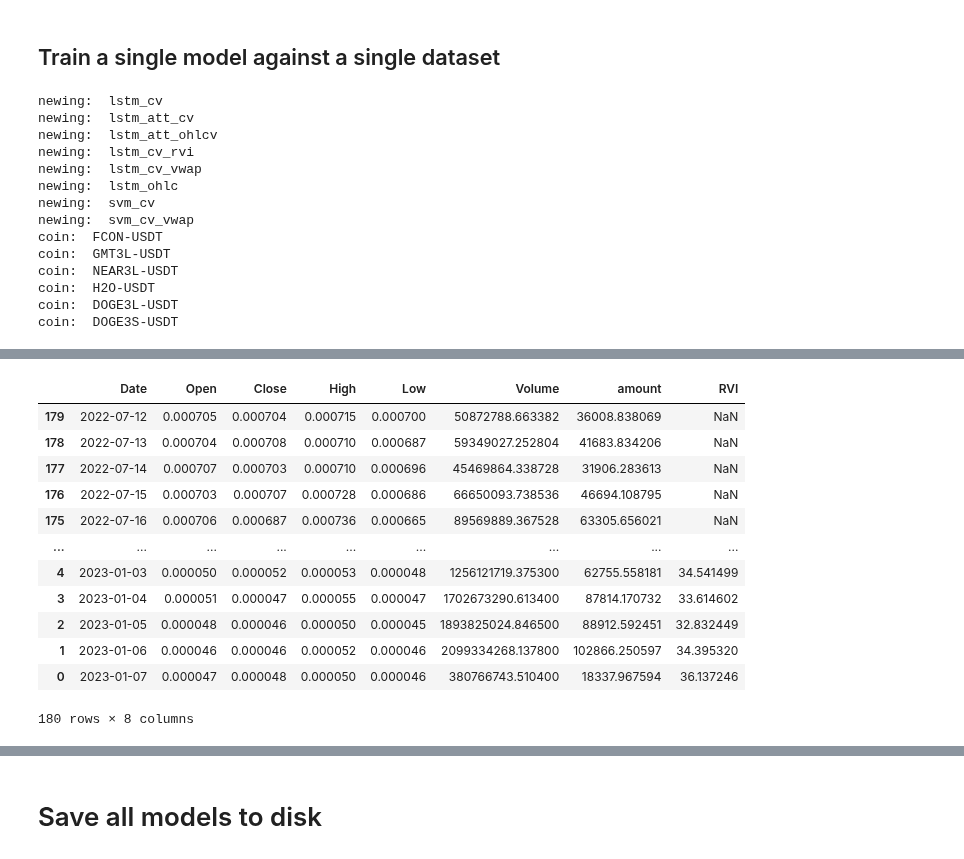
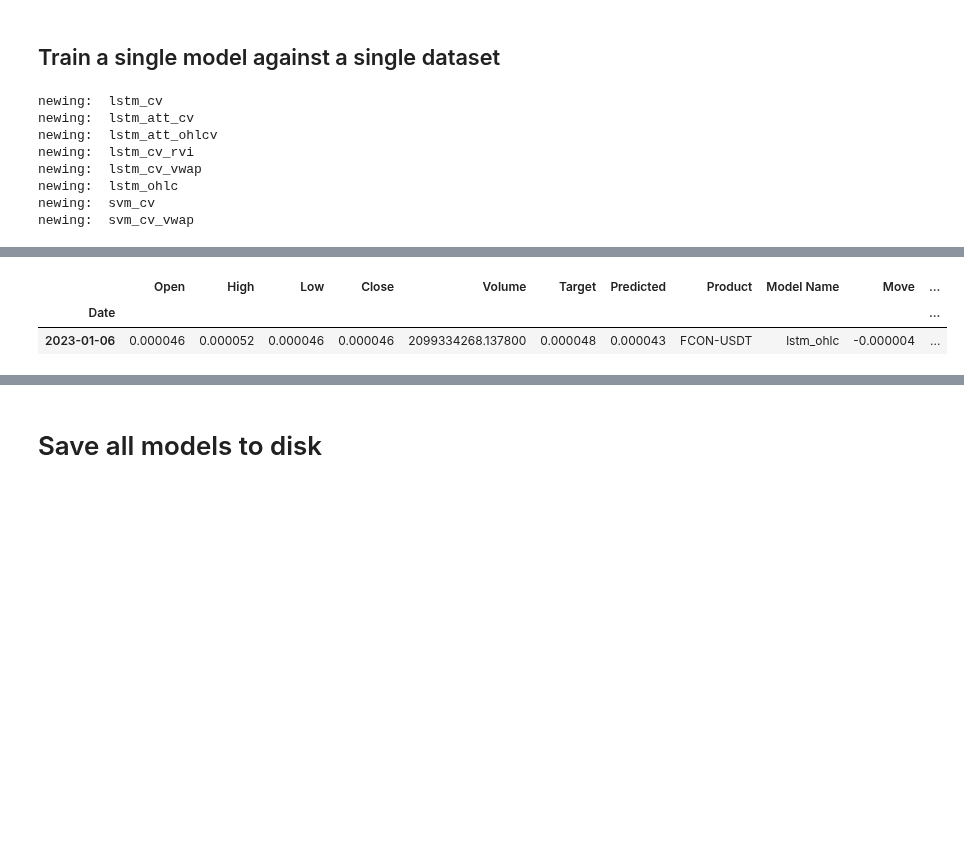
Before and after one commit to j03m/alfred, a Jupyter notebook: Coin_Predictions.ipynb, the cells around one changed output, grey strips where cells are left out. Drawn from its saved outputs; the diff is of its cells as text; code cells hidden in the pictures; blank space fills up the shorter version.

Commit message:
fixed a massive bug where I was getting invalid pred for trade omg

```diff
--- a/Coin_Predictions.ipynb
+++ b/Coin_Predictions.ipynb
@@ -484,7 +462,7 @@ all_features = ["Close", "Volume", "RVI", "VWAP", "VWAPD"]
 target_column = ["Target"]
 all_columns = all_features + target_column
 
-data = {
+model_config = {
     "day_bar_models": [
         "lstm_cv",
         "lstm_att_cv",
@@ -515,21 +493,22 @@ data = {
     }
 }
 
-def get_coin_training_set(days, coins = ["FCON-USDT", "GMT3L-USDT", "NEAR3L-USDT", "H2O-USDT", "DOGE3L-USDT", "DOGE3S-USDT"]):
+def get_raw_data_for_coin_list(days, coins = ["FCON-USDT", "GMT3L-USDT", "NEAR3L-USDT", "H2O-USDT", "DOGE3L-USDT", "DOGE3S-USDT"]):
   coin_dfs = {}
   for coin in coins:
     print("coin: ", coin)
-    [btc_history, df_btc_features, df_history_scaled, df_raw] = get_coin_data_frames(days, coin)
-    coin_dfs[coin] = df_raw
+    coin_dfs[coin] = get_coin_data_frames(days, coin)
     time.sleep(1)
   return coin_dfs
 
-def build_model_from_config(models, name, data):
+def build_model_from_config(models, name, config):
   if not name in models:
     print("newing: ", name)
-    if name in data["build_type"] and data["build_type"][name] == "att":
+    features = config["column_sets"][name]
+    num_features = len(features)
+    if name in config["build_type"] and config["build_type"][name] == "att":
       models[name] = build_attention_model(num_features, 1)
-    if name in data["build_type"] and data["build_type"][name] == "svm":
+    if name in config["build_type"] and config["build_type"][name] == "svm":
       models[name] = SVR(kernel='rbf')
     else:
       models[name] = build_model(num_features, 1)
@@ -538,24 +517,24 @@ def train_config_model_against_df(name, config, df):
   features = config["column_sets"][name]
   num_features = len(features)
   print("Data prep for:", name)
-  [scaled_features, X, y, normal_features] = get_yf_training_set_for(df, columns=features+target_column)
+  [scaled_features, X, y, normal_features] = convert_to_training_dataset(df, columns=features+target_column)
   print("training:", name)
   model = models[name]
   history = model.fit(X, y)
   return [model, history]
 
 def build_and_stash_all_config_models():
-    for name in data["day_bar_models"]:
-      build_model_from_config(models, name, data)
+    for name in model_config["day_bar_models"]:
+      build_model_from_config(models, name, model_config)
 # %% [markdown]
 # Load all models from disk
 # %%
 lstm_15m = keras.models.load_model(model_path + "/lstm_15m.h15")
 # %%
 if load_models:
-  for name in data["day_bars"]:
+  for name in model_config["day_bars"]:
     print("loading:", name)
-    if name in data["load_type"] and data["load_type"][name] == "joblib":
+    if name in model_config["load_type"] and model_config["load_type"][name] == "joblib":
       models[name] = joblib.load(model_path + "/" + name + ".joblib")
     else:
       models[name] = keras.models.load_model(model_path + "/" + name + ".h15")
@@ -570,11 +549,11 @@ else:
 histories = {}
 if train_models:
   build_and_stash_all_config_models()
-  coin_dfs = list(get_coin_training_set(180).values())
+  coin_dfs = list(get_raw_data_for_coin_list(180).values())
   stock_dfs = [spy_df, cat_df, f_df, ibm_df, xom_df]
   training_dfs = coin_dfs + stock_dfs
   for df in training_dfs:
-    for name in data["day_bar_models"]:
+    for name in model_config["day_bar_models"]:
       history = train_config_model_against_df(name, data, df)
     if not name in histories:
       histories[name] = []
@@ -592,7 +563,7 @@ KeyError: ignored
 ## Train a single model against a single dataset
 # %%
 build_and_stash_all_config_models()
-coin_dfs = get_coin_training_set(180)
+#coin_dfs = get_raw_data_for_coin_list(180)
 # %% [output]
 newing:  lstm_cv
 newing:  lstm_att_cv
@@ -602,15 +573,13 @@ newing:  lstm_cv_vwap
 newing:  lstm_ohlc
 newing:  svm_cv
 newing:  svm_cv_vwap
-coin:  FCON-USDT
-coin:  GMT3L-USDT
-coin:  NEAR3L-USDT
-coin:  H2O-USDT
-coin:  DOGE3L-USDT
-coin:  DOGE3S-USDT
 # %%
-#[model, history] = train_config_model_against_df("lstm_cv", data, coin_dfs["FCON-USDT"])
+#[model, history] = train_config_model_against_df("lstm_cv", model_config, coin_dfs["FCON-USDT"])
 #models["lstm_cv"] = model
-[btc_history, df_btc_features, df_history_scaled, df_raw] = get_coin_data_frames(180, "FCON-USDT")
-df_raw
+df_raw = get_coin_data_frames(180, "FCON-USDT")
+test_name = "lstm_ohlc"
+all_columns = model_config["column_sets"][test_name]+target_column
+[scaled_features, X, y, normal_features] = convert_to_training_dataset(df, columns=all_columns)
+[p_scaled, p] = predict_trade(models[test_name], test_name, "FCON-USDT", X, all_columns)
+build_trade_model(p, normal_features, "FCON-USDT", test_name)
 # %% [output]
@@ -617,13 +587,3 @@ df_raw
-|  | Date | Open | Close | High | Low | Volume | amount | RVI |
-| 179 | 2022-07-12 | 0.000705 | 0.000704 | 0.000715 | 0.000700 | 50872788.663382 | 36008.838069 | NaN |
-| 178 | 2022-07-13 | 0.000704 | 0.000708 | 0.000710 | 0.000687 | 59349027.252804 | 41683.834206 | NaN |
-| 177 | 2022-07-14 | 0.000707 | 0.000703 | 0.000710 | 0.000696 | 45469864.338728 | 31906.283613 | NaN |
-| 176 | 2022-07-15 | 0.000703 | 0.000707 | 0.000728 | 0.000686 | 66650093.738536 | 46694.108795 | NaN |
-| 175 | 2022-07-16 | 0.000706 | 0.000687 | 0.000736 | 0.000665 | 89569889.367528 | 63305.656021 | NaN |
-| ... | ... | ... | ... | ... | ... | ... | ... | ... |
-| 4 | 2023-01-03 | 0.000050 | 0.000052 | 0.000053 | 0.000048 | 1256121719.375300 | 62755.558181 | 34.541499 |
-| 3 | 2023-01-04 | 0.000051 | 0.000047 | 0.000055 | 0.000047 | 1702673290.613400 | 87814.170732 | 33.614602 |
-| 2 | 2023-01-05 | 0.000048 | 0.000046 | 0.000050 | 0.000045 | 1893825024.846500 | 88912.592451 | 32.832449 |
-| 1 | 2023-01-06 | 0.000046 | 0.000046 | 0.000052 | 0.000046 | 2099334268.137800 | 102866.250597 | 34.395320 |
-| 0 | 2023-01-07 | 0.000047 | 0.000048 | 0.000050 | 0.000046 | 380766743.510400 | 18337.967594 | 36.137246 |
+|  | Open | High | Low | Close | Volume | Target | Predicted | Product | Model Name | Move | ... |
+| Date |  |  |  |  |  |  |  |  |  |  | ... |
+| 2023-01-06 | 0.000046 | 0.000052 | 0.000046 | 0.000046 | 2099334268.137800 | 0.000048 | 0.000043 | FCON-USDT | lstm_ohlc | -0.000004 | ... |
-180 rows × 8 columns
```
Also changed, not shown: parts of 7 cells of this notebook.
